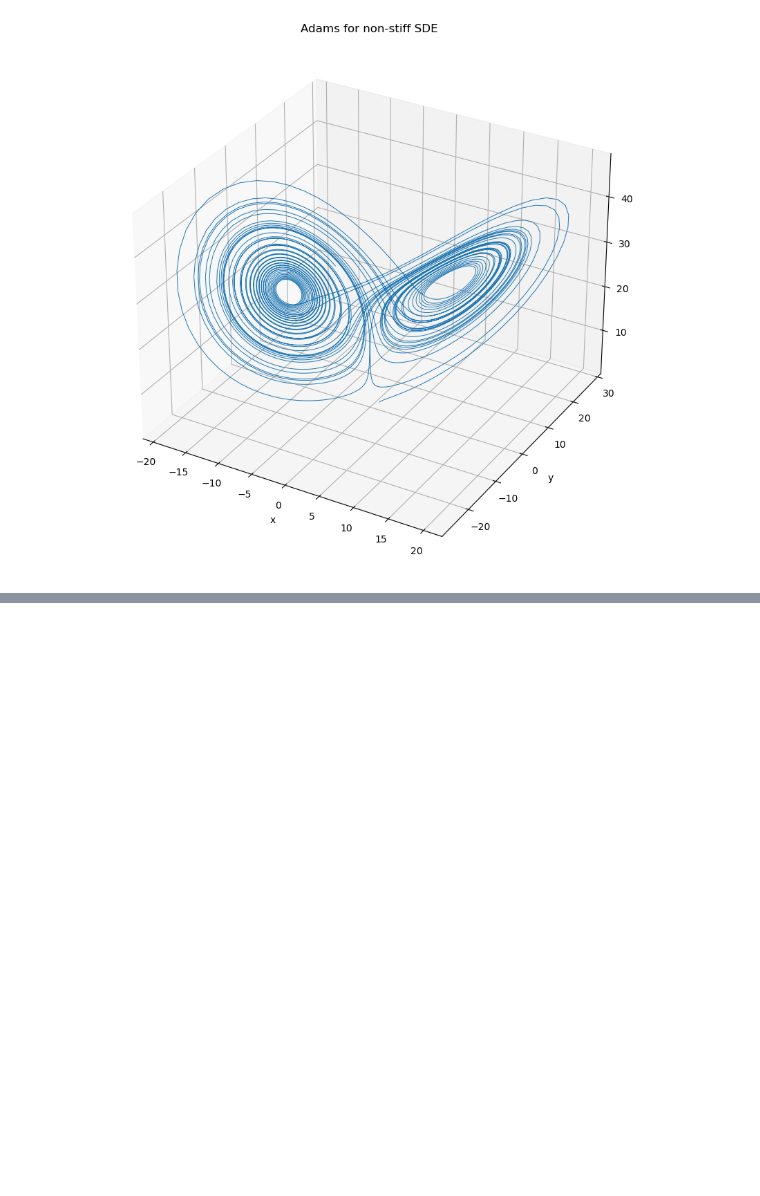
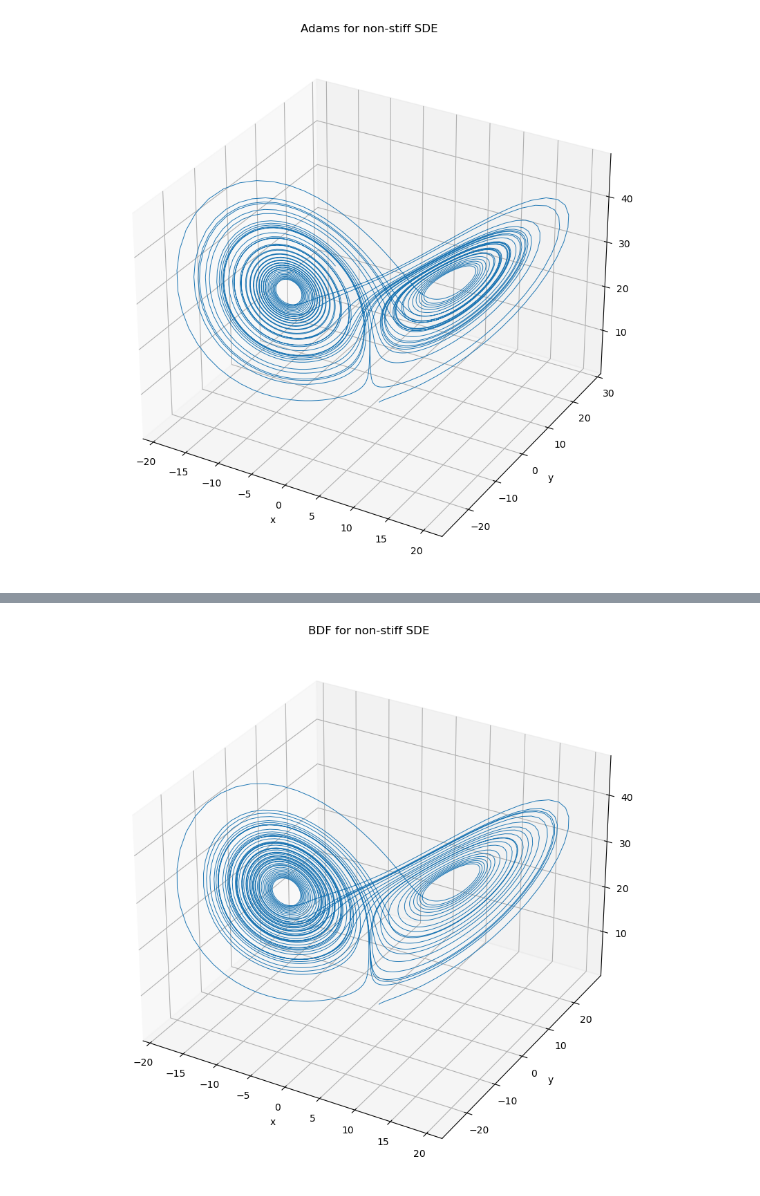
Before and after one commit to nerett/computational-mathematics, a Jupyter notebook: 6-SDE-nonstiff/sde-nonstiff.ipynb, the cells around one changed output, grey strips where cells are left out. Cells and saved outputs as stored; diff of their text form; code cells hidden in the pictures; blank space fills up the shorter version.

```diff
--- a/6-SDE-nonstiff/sde-nonstiff.ipynb
+++ b/6-SDE-nonstiff/sde-nonstiff.ipynb
@@ -34,6 +34,16 @@ def f(t, y): # t unused (autonomous)
     f[2] = y[0]*y[1] - 8/3 * y[2]
 
     return f
+
+def make_plot(y, t, title):
+    fig = plt.figure(figsize=(20, 10))
+    ax = fig.add_subplot(111, projection='3d')
+    ax.plot(y[:, 0], y[:, 1], y[:, 2], lw=0.7)
+    ax.set_xlabel('x')
+    ax.set_ylabel('y')
+    ax.set_zlabel('z')
+    plt.title(title)
+    plt.show()
 # %% [markdown]
 ## Runge–Kutta methods (explicit)
 Used "default" (RK4) 4-stage and 4th-order method from Wikipedia.
@@ -117,0 +119,29 @@ plt.show()
+# %%
+def bdf(f, y0, t0, t_end, h):
+    lp = 2 # points to be pre-calculated
+    y_launch, t_launch = rungekutta_explicit(f, y0, t0, t0 + lp*h, h)
+
+    t0 += (lp + 1)*h
+    tn = t0
+
+    y = list(y_launch)
+    t = list(t_launch)
+
+    while tn < t_end:
+        phi = lambda yn: yn - 4/3 * y[-1] + 1/3 * y[-2] - 2/3 * h*f(tn, yn)
+        yn = scipy.optimize.fsolve(phi, y[-1])
+
+        y.append(yn)
+        t.append(tn)
+        tn += h
+
+    y = np.array(y)
+    t = np.array(t)
+
+    return y, t
+# %%
+y_bdf, t_bdf = bdf(f, y0=np.array([1, 1, 1]), t0=0, t_end=50, h=0.01)
+
+make_plot(y_bdf, t_bdf, "BDF for non-stiff SDE")
+# %% [output]
+[figure, added]
```
Also changed, not shown: parts of 4 cells of this notebook.
